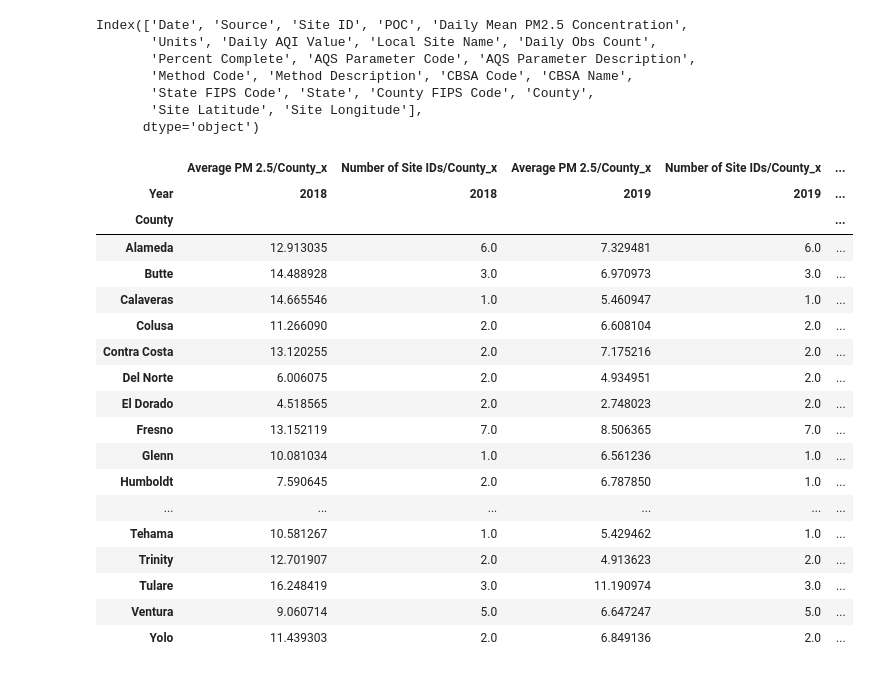
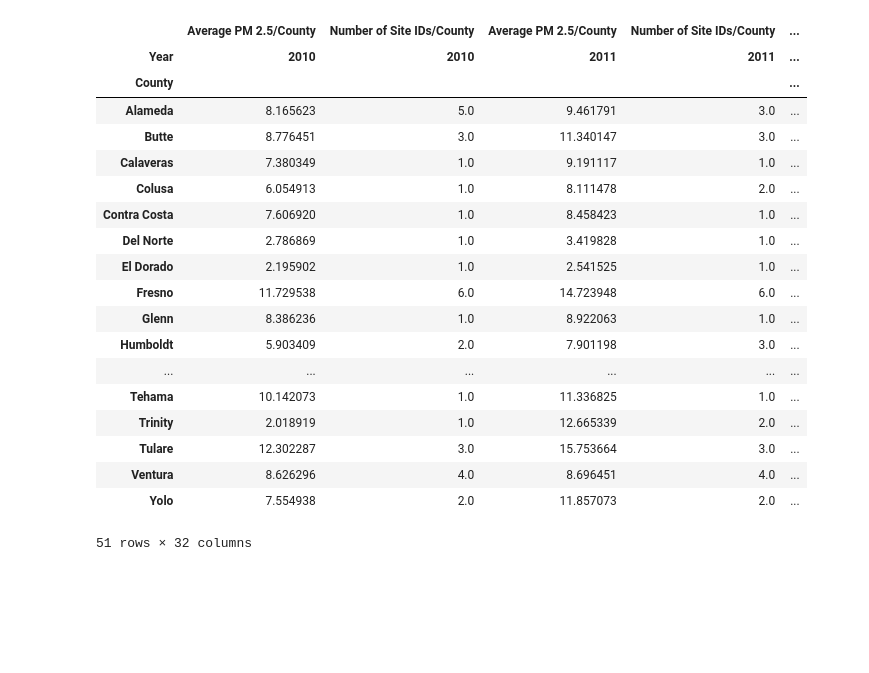
Before and after one commit to kellerl7/SIADS_Milestone_1, a Jupyter notebook: PM2.5_Filtered_Data.ipynb, the cells around one changed output. Drawn from its saved outputs; the diff is of its cells as text; code cells hidden in the pictures; blank space fills up the shorter version.

```diff
--- a/PM2.5_Filtered_Data.ipynb
+++ b/PM2.5_Filtered_Data.ipynb
@@ -21,14 +21,3 @@ csv_2024 = '/Users/clarissaclark/SIADS_Milestone_1/ad_viz_plotval_data2024.csv'
-# %%
-df2022 = pd.read_csv(csv_2022)
-df2022.columns
-# %% [output]
-Index(['Date', 'Source', 'Site ID', 'POC', 'Daily Mean PM2.5 Concentration',
-       'Units', 'Daily AQI Value', 'Local Site Name', 'Daily Obs Count',
-       'Percent Complete', 'AQS Parameter Code', 'AQS Parameter Description',
-       'Method Code', 'Method Description', 'CBSA Code', 'CBSA Name',
-       'State FIPS Code', 'State', 'County FIPS Code', 'County',
-       'Site Latitude', 'Site Longitude'],
-      dtype='object')
 # %%
 def avg_pm_value(filename):
     # loading data
@@ -50,6 +39,16 @@ def avg_pm_value(filename):
     return avg_df
 # %%
 # getting dfs for all years
+df_2010 = avg_pm_value(csv_2010)
+# dropping 'Alpine'
+df_2011 = avg_pm_value(csv_2011).drop(labels = 'Alpine', axis = 'index')
+df_2012 = avg_pm_value(csv_2012).drop(labels = 'Alpine', axis = 'index')
+df_2013 = avg_pm_value(csv_2013).drop(labels = 'Alpine', axis = 'index')
+df_2014 = avg_pm_value(csv_2014).drop(labels = 'Alpine', axis = 'index')
+df_2015 = avg_pm_value(csv_2015).drop(labels = 'Alpine', axis = 'index')
+df_2016 = avg_pm_value(csv_2016).drop(labels = 'Alpine', axis = 'index')
+# back to our regular scheduled programming
+df_2017 = avg_pm_value(csv_2017)
 df_2018 = avg_pm_value(csv_2018)
 df_2019 = avg_pm_value(csv_2019)
 df_2020 = avg_pm_value(csv_2020)
@@ -58,32 +57,45 @@ df_2022 = avg_pm_value(csv_2022)
 df_2023 = avg_pm_value(csv_2023)
 df_2024 = avg_pm_value(csv_2024)
 # %%
-merged_df1 = pd.merge(df_2018, df_2019, on=['County'], how='outer')
-merged_df2 = pd.merge(df_2020, df_2021, on=['County'], how='outer')
-merged_df3 = pd.merge(df_2021, df_2022, on=['County'], how='outer')
-merged_df4 = pd.merge(df_2023, df_2024, on=['County'], how='outer')
+# start merging
+merged_df1 = pd.merge(df_2010, df_2011, on=['County'], how='outer')
+merged_df2 = pd.merge(df_2012, df_2013, on=['County'], how='outer')
+merged_df3 = pd.merge(df_2014, df_2015, on=['County'], how='outer')
+merged_df4 = pd.merge(df_2016, df_2017, on=['County'], how='outer')
+merged_df5 = pd.merge(df_2018, df_2019, on=['County'], how='outer')
+merged_df6 = pd.merge(df_2020, df_2021, on=['County'], how='outer')
+merged_df7 = pd.merge(df_2021, df_2022, on=['County'], how='outer')
+merged_df8 = pd.merge(df_2023, df_2024, on=['County'], how='outer')
 # %%
+# merging the merged tables
 merged_df_1_2 = pd.merge(merged_df1, merged_df2, on=['County'], how='outer')
 merged_df_3_4 = pd.merge(merged_df3, merged_df4, on=['County'], how='outer')
-merged_df_final_boss = pd.merge(merged_df_1_2, merged_df_3_4, on=['County'], how='outer')
+merged_df_5_6 = pd.merge(merged_df5, merged_df6, on=['County'], how='outer')
+merged_df_7_8 = pd.merge(merged_df7, merged_df8, on=['County'], how='outer')
+merged_df_1_2_3_4 = pd.merge(merged_df_1_2, merged_df_3_4, on=['County'], how='outer')
+merged_df_5_6_7_8 = pd.merge(merged_df_5_6, merged_df_7_8, on=['County'], how='outer')
+merged_df_final_boss = pd.merge(merged_df_1_2_3_4, merged_df_5_6_7_8, on=['County'], how='outer')
+
+
 merged_df_final_boss
 # %% [output]
-|  | Average PM 2.5/County_x | Number of Site IDs/County_x | Average PM 2.5/County_x | Number of Site IDs/County_x | ... |
-| Year | 2018 | 2018 | 2019 | 2019 | ... |
+|  | Average PM 2.5/County | Number of Site IDs/County | Average PM 2.5/County | Number of Site IDs/County | ... |
+| Year | 2010 | 2010 | 2011 | 2011 | ... |
 | County |  |  |  |  | ... |
-| Alameda | 12.913035 | 6.0 | 7.329481 | 6.0 | ... |
-| Butte | 14.488928 | 3.0 | 6.970973 | 3.0 | ... |
-| Calaveras | 14.665546 | 1.0 | 5.460947 | 1.0 | ... |
-| Colusa | 11.266090 | 2.0 | 6.608104 | 2.0 | ... |
-| Contra Costa | 13.120255 | 2.0 | 7.175216 | 2.0 | ... |
-| Del Norte | 6.006075 | 2.0 | 4.934951 | 2.0 | ... |
-| El Dorado | 4.518565 | 2.0 | 2.748023 | 2.0 | ... |
-| Fresno | 13.152119 | 7.0 | 8.506365 | 7.0 | ... |
-| Glenn | 10.081034 | 1.0 | 6.561236 | 1.0 | ... |
-| Humboldt | 7.590645 | 2.0 | 6.787850 | 1.0 | ... |
+| Alameda | 8.165623 | 5.0 | 9.461791 | 3.0 | ... |
+| Butte | 8.776451 | 3.0 | 11.340147 | 3.0 | ... |
+| Calaveras | 7.380349 | 1.0 | 9.191117 | 1.0 | ... |
+| Colusa | 6.054913 | 1.0 | 8.111478 | 2.0 | ... |
+| Contra Costa | 7.606920 | 1.0 | 8.458423 | 1.0 | ... |
+| Del Norte | 2.786869 | 1.0 | 3.419828 | 1.0 | ... |
+| El Dorado | 2.195902 | 1.0 | 2.541525 | 1.0 | ... |
+| Fresno | 11.729538 | 6.0 | 14.723948 | 6.0 | ... |
+| Glenn | 8.386236 | 1.0 | 8.922063 | 1.0 | ... |
+| Humboldt | 5.903409 | 2.0 | 7.901198 | 3.0 | ... |
 | ... | ... | ... | ... | ... | ... |
-| Tehama | 10.581267 | 1.0 | 5.429462 | 1.0 | ... |
-| Trinity | 12.701907 | 2.0 | 4.913623 | 2.0 | ... |
-| Tulare | 16.248419 | 3.0 | 11.190974 | 3.0 | ... |
-| Ventura | 9.060714 | 5.0 | 6.647247 | 5.0 | ... |
-| Yolo | 11.439303 | 2.0 | 6.849136 | 2.0 | ... |
+| Tehama | 10.142073 | 1.0 | 11.336825 | 1.0 | ... |
+| Trinity | 2.018919 | 1.0 | 12.665339 | 2.0 | ... |
+| Tulare | 12.302287 | 3.0 | 15.753664 | 3.0 | ... |
+| Ventura | 8.626296 | 4.0 | 8.696451 | 4.0 | ... |
+| Yolo | 7.554938 | 2.0 | 11.857073 | 2.0 | ... |
+51 rows × 32 columns
```
Also changed, not shown: parts of 1 cell of this notebook.
